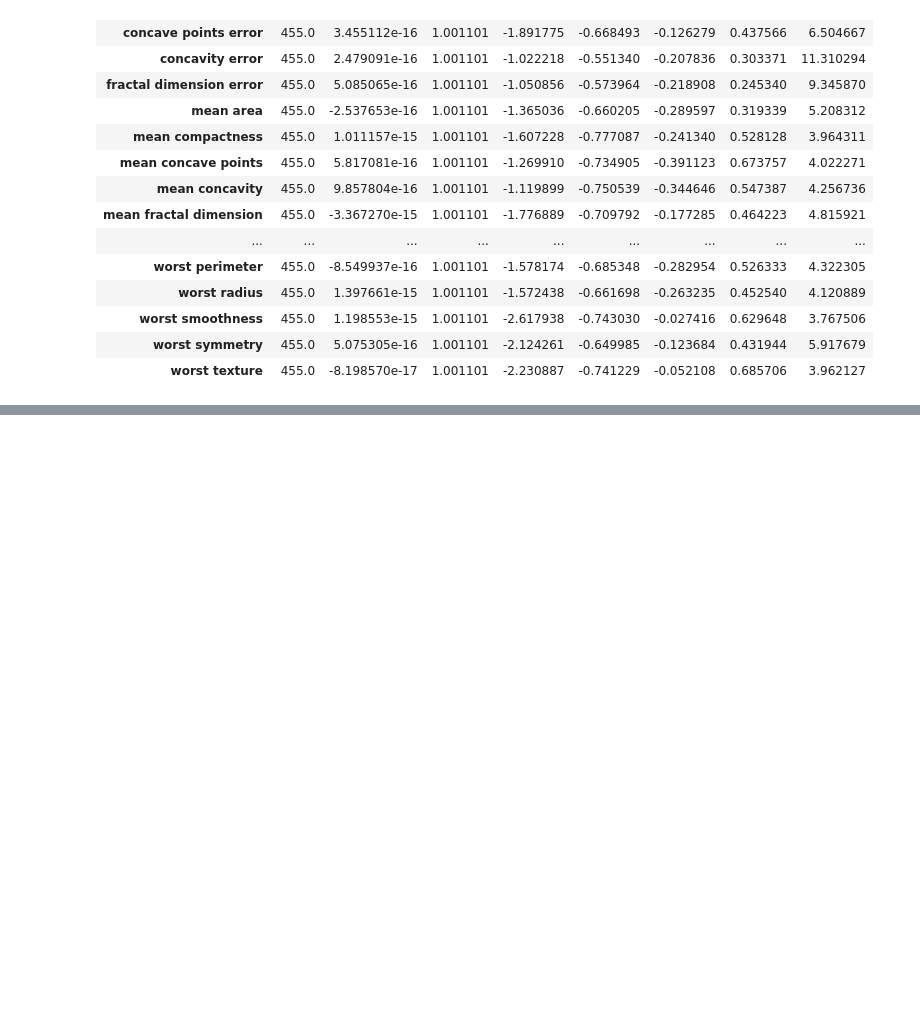
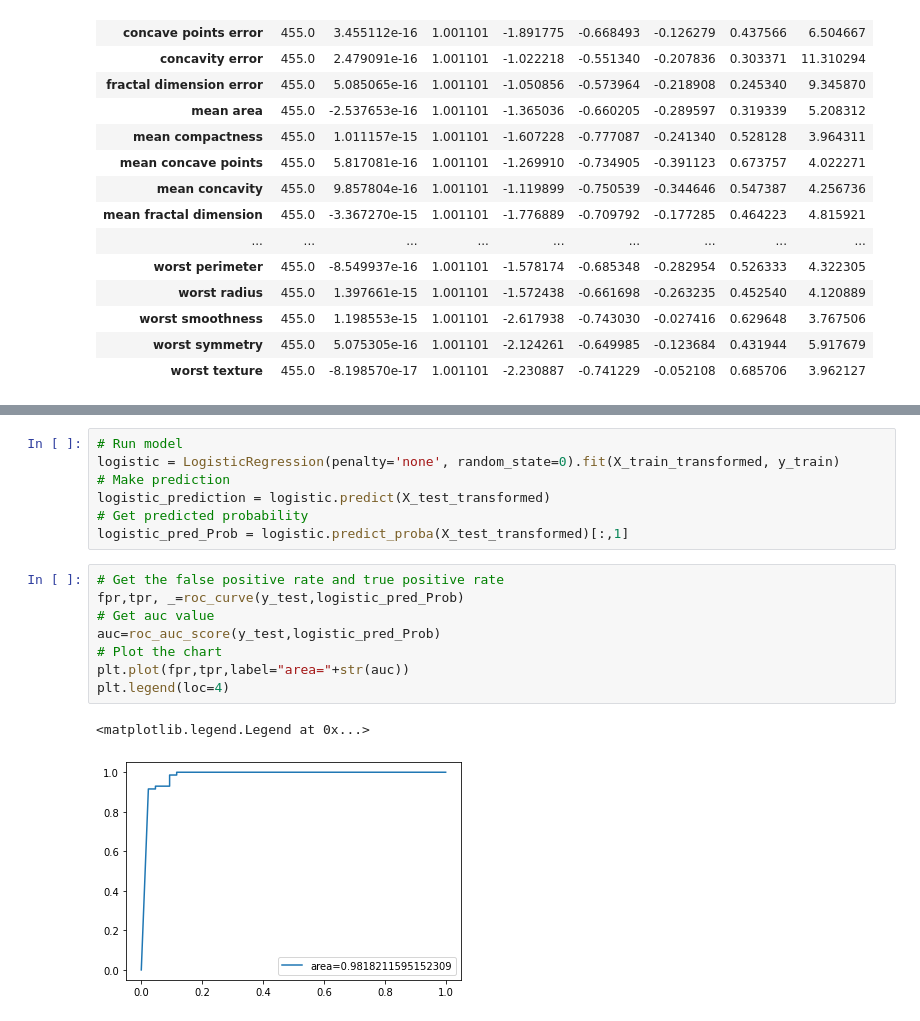
Before and after one commit to purvadanait/AIML-Pract, a Jupyter notebook: LASSO Regularization.ipynb, the cells around one changed output, grey strips where cells are left out. Saved outputs shown, nothing was run; the diff lists cells and outputs as text; blank space fills up the shorter version.

```diff
--- a/LASSO Regularization.ipynb
+++ b/LASSO Regularization.ipynb
@@ -73,0 +83,18 @@ X_train_transformed.describe().T
+# %%
+# Run model
+logistic = LogisticRegression(penalty='none', random_state=0).fit(X_train_transformed, y_train)
+# Make prediction
+logistic_prediction = logistic.predict(X_test_transformed)
+# Get predicted probability
+logistic_pred_Prob = logistic.predict_proba(X_test_transformed)[:,1]
+# %%
+# Get the false positive rate and true positive rate
+fpr,tpr, _=roc_curve(y_test,logistic_pred_Prob)
+# Get auc value
+auc=roc_auc_score(y_test,logistic_pred_Prob)
+# Plot the chart
+plt.plot(fpr,tpr,label="area="+str(auc))
+plt.legend(loc=4)
+# %% [output]
+<matplotlib.legend.Legend at 0x...>
+[figure, added]
```
Also changed, not shown: parts of 1 cell of this notebook.
